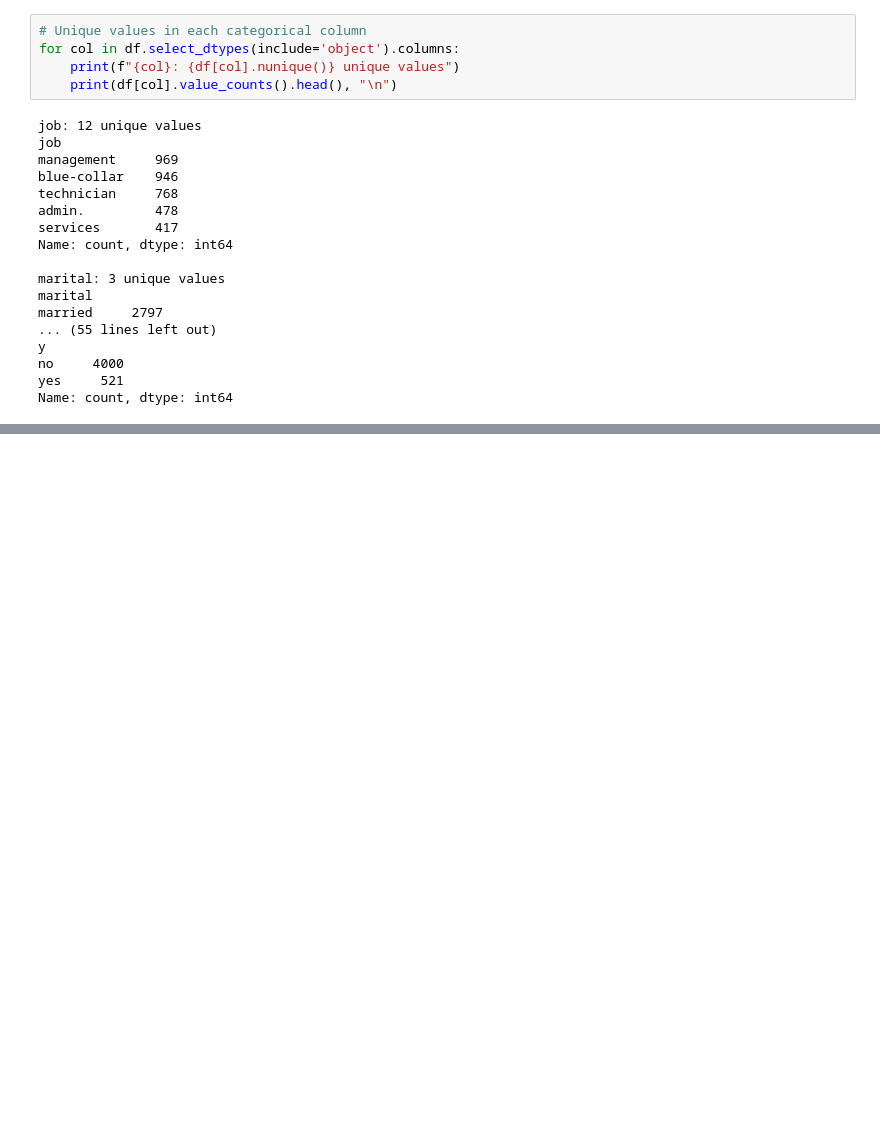
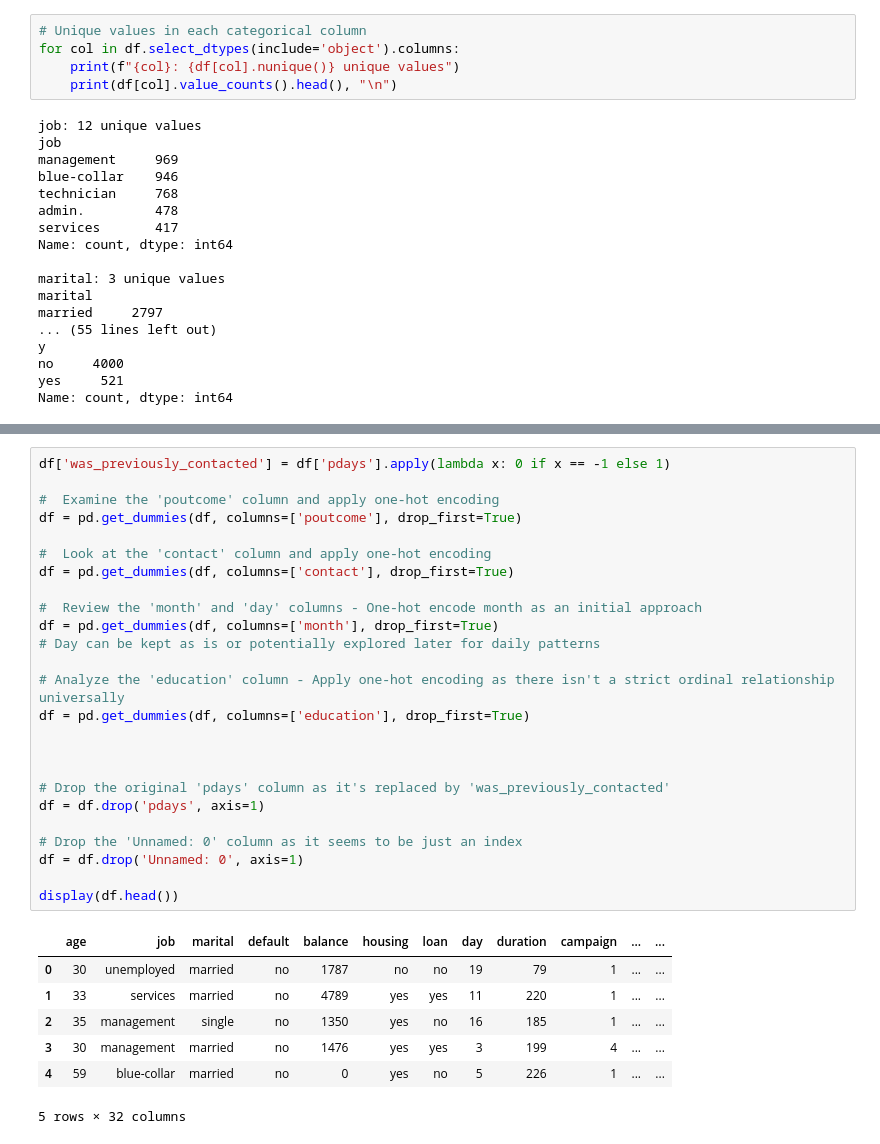
Before and after one commit to BelloOlawale/Olawale_Ml_project, a Jupyter notebook: Eda.ipynb, the cells around one changed output, grey strips where cells are left out. Cells and saved outputs as stored; diff of their text form; blank space fills up the shorter version.

Commit message:
Better EDA and initial ML model implementation

```diff
--- a/Eda.ipynb
+++ b/Eda.ipynb
@@ -203,0 +275,33 @@ Name: count, dtype: int64
+# %%
+df['was_previously_contacted'] = df['pdays'].apply(lambda x: 0 if x == -1 else 1)
+
+#  Examine the 'poutcome' column and apply one-hot encoding
+df = pd.get_dummies(df, columns=['poutcome'], drop_first=True)
+
+#  Look at the 'contact' column and apply one-hot encoding
+df = pd.get_dummies(df, columns=['contact'], drop_first=True)
+
+#  Review the 'month' and 'day' columns - One-hot encode month as an initial approach
+df = pd.get_dummies(df, columns=['month'], drop_first=True)
+# Day can be kept as is or potentially explored later for daily patterns
+
+# Analyze the 'education' column - Apply one-hot encoding as there isn't a strict ordinal relationship universally
+df = pd.get_dummies(df, columns=['education'], drop_first=True)
+
+
+
+# Drop the original 'pdays' column as it's replaced by 'was_previously_contacted'
+df = df.drop('pdays', axis=1)
+
+# Drop the 'Unnamed: 0' column as it seems to be just an index
+df = df.drop('Unnamed: 0', axis=1)
+
+display(df.head())
+# %% [output]
+|  | age | job | marital | default | balance | housing | loan | day | duration | campaign | ... | ... |
+| 0 | 30 | unemployed | married | no | 1787 | no | no | 19 | 79 | 1 | ... | ... |
+| 1 | 33 | services | married | no | 4789 | yes | yes | 11 | 220 | 1 | ... | ... |
+| 2 | 35 | management | single | no | 1350 | yes | no | 16 | 185 | 1 | ... | ... |
+| 3 | 30 | management | married | no | 1476 | yes | yes | 3 | 199 | 4 | ... | ... |
+| 4 | 59 | blue-collar | married | no | 0 | yes | no | 5 | 226 | 1 | ... | ... |
+5 rows × 32 columns
```
Also changed, not shown: parts of 8 cells of this notebook, 3 other files.
